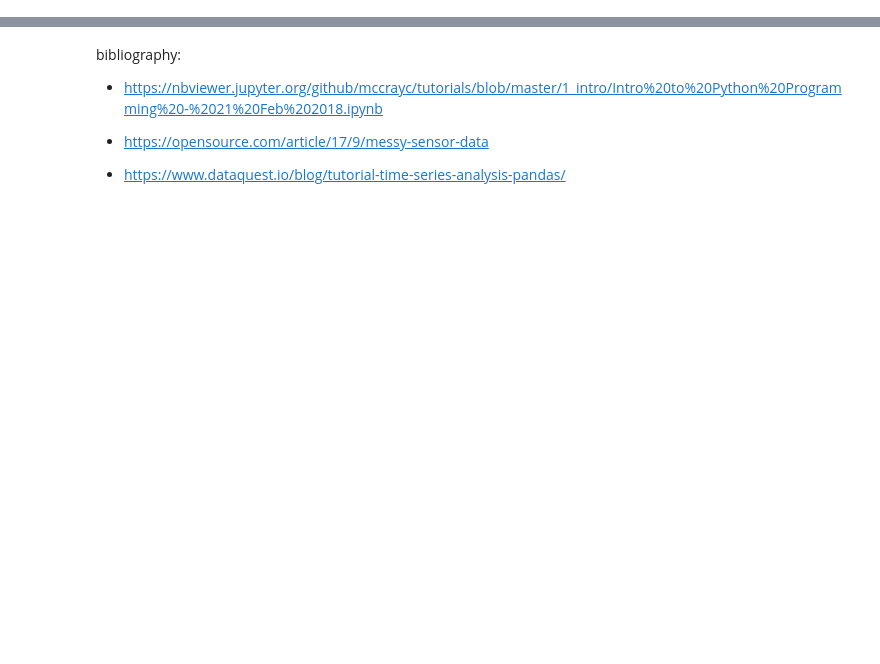
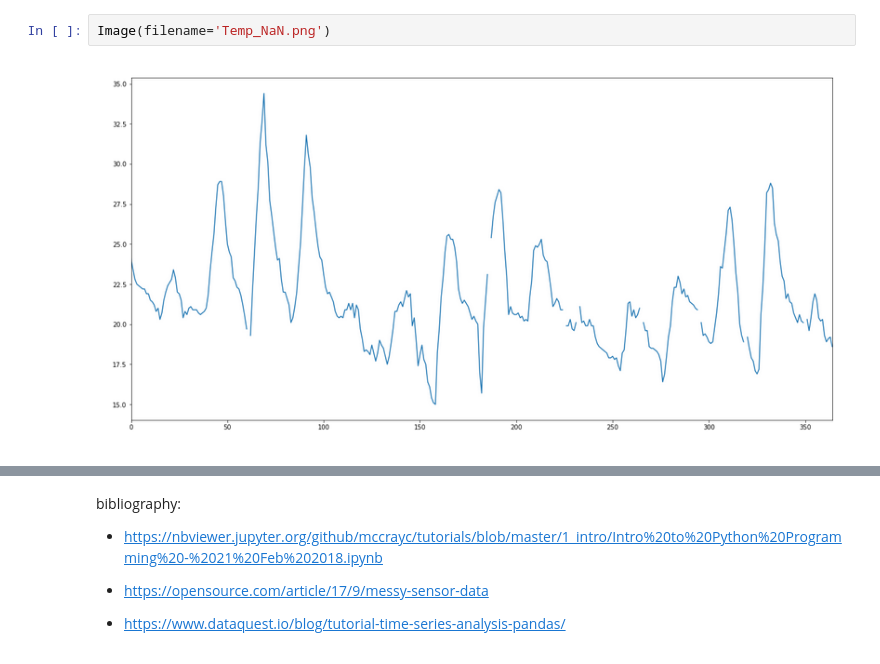
Before and after one commit to sanjayr1/Data_Tools_Brazil_Weather, a Jupyter notebook: slideshow_rough_draft.ipynb, the cells around one changed output, grey strips where cells are left out. Cells and saved outputs as stored; diff of their text form; blank space fills up the shorter version.

```diff
--- a/slideshow_rough_draft.ipynb
+++ b/slideshow_rough_draft.ipynb
@@ -86,0 +124,4 @@ Visualization with seaborn?
+# %%
+Image(filename='Temp_NaN.png')
+# %% [output]
+[figure, added]
```
Also changed, not shown: parts of 27 cells of this notebook, 10 other files.
